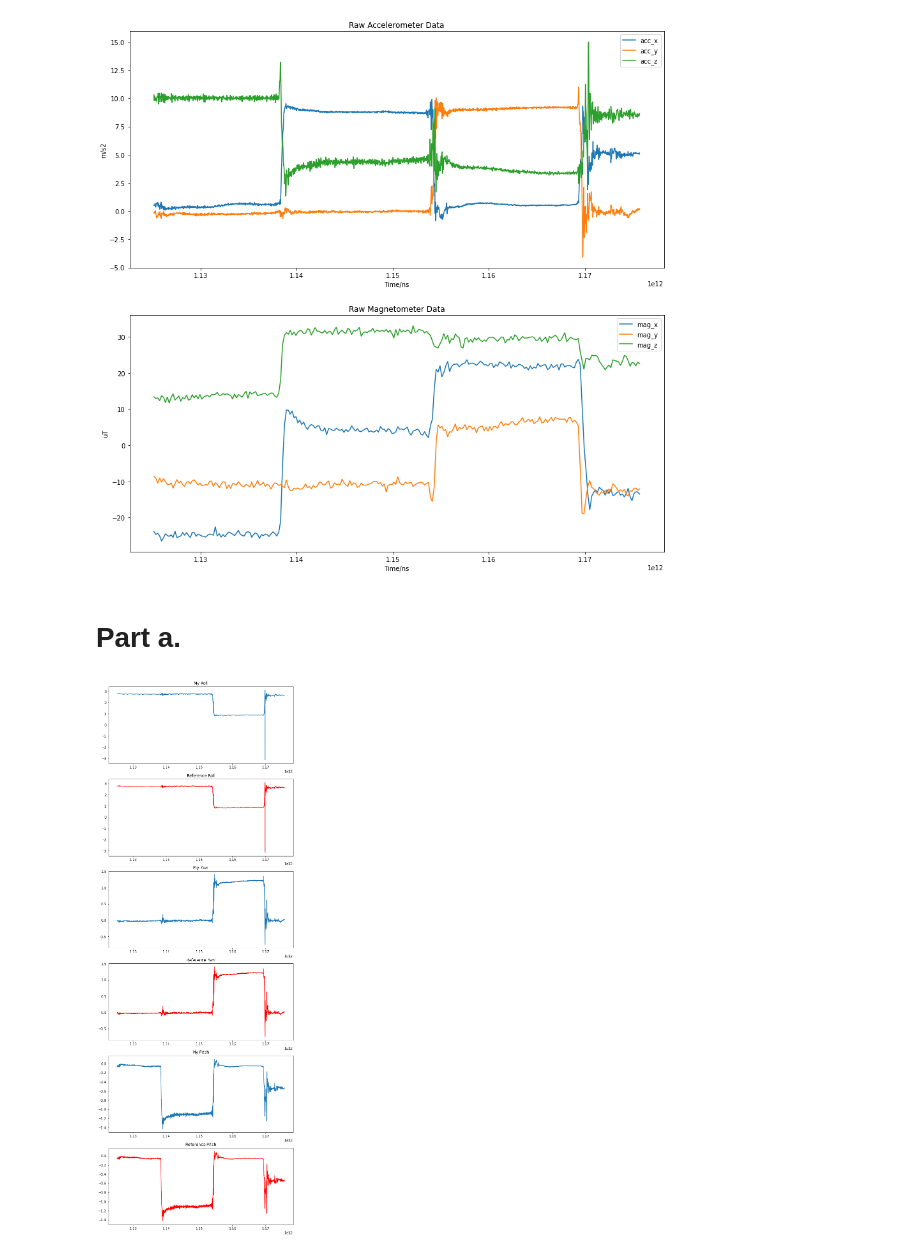
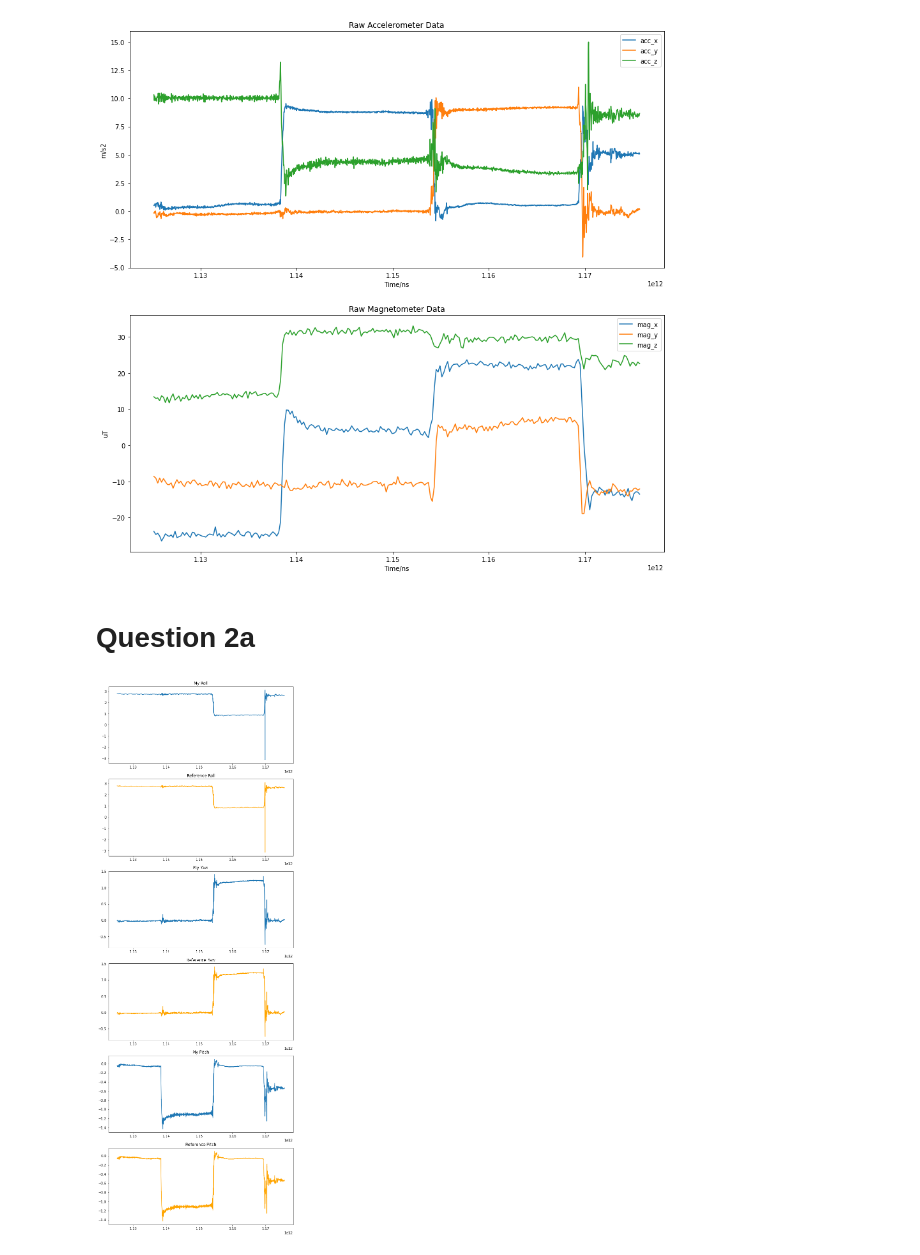
Before and after one commit to ZJTAN97/FilterSignalsProject, a Jupyter notebook: CA Qn 2/answer.ipynb, the cells around one changed output. Cells and saved outputs as stored; diff of their text form; code cells hidden in the pictures.

```diff
--- a/CA Qn 2/answer.ipynb
+++ b/CA Qn 2/answer.ipynb
@@ -44,8 +44,8 @@ ax2.legend(['mag_x', 'mag_y', 'mag_z'])
 # %% [output]
 <matplotlib.legend.Legend at 0x...>
 [figure]
-# %% [markdown]
-# Part a.
+# %% [markdown]
+# Question 2a
 # %%
 
 class Preprocessing:
@@ -104,20 +104,20 @@ for i in range(len(acc_x)):
 # %%
 fig, (ax1, ax2, ax3, ax4, ax5, ax6) = plt.subplots(6, 1, figsize=(10,30))
 
 ax1.plot(ts_ORI, all_roll)
 ax1.title.set_text('My Roll')
-ax2.plot(ts_ORI, roll_ref, color='r')
+ax2.plot(ts_ORI, roll_ref, color='orange')
 ax2.title.set_text('Reference Roll')
 
 ax3.plot(ts_ORI, all_yaw)
 ax3.title.set_text('My Yaw')
-ax4.plot(ts_ORI, yaw_ref, color='r')
+ax4.plot(ts_ORI, yaw_ref, color='orange')
 ax4.title.set_text('Reference Yaw')
 
 
 ax5.plot(ts_ORI, all_pitch)
 ax5.title.set_text('My Pitch')
-ax6.plot(ts_ORI, pitch_ref, color='r')
+ax6.plot(ts_ORI, pitch_ref, color='orange')
 ax6.title.set_text('Reference Pitch')
 # %% [output]
-[figure, old version]
+[figure, new version]
```
Also changed, not shown: parts of 6 cells of this notebook.
